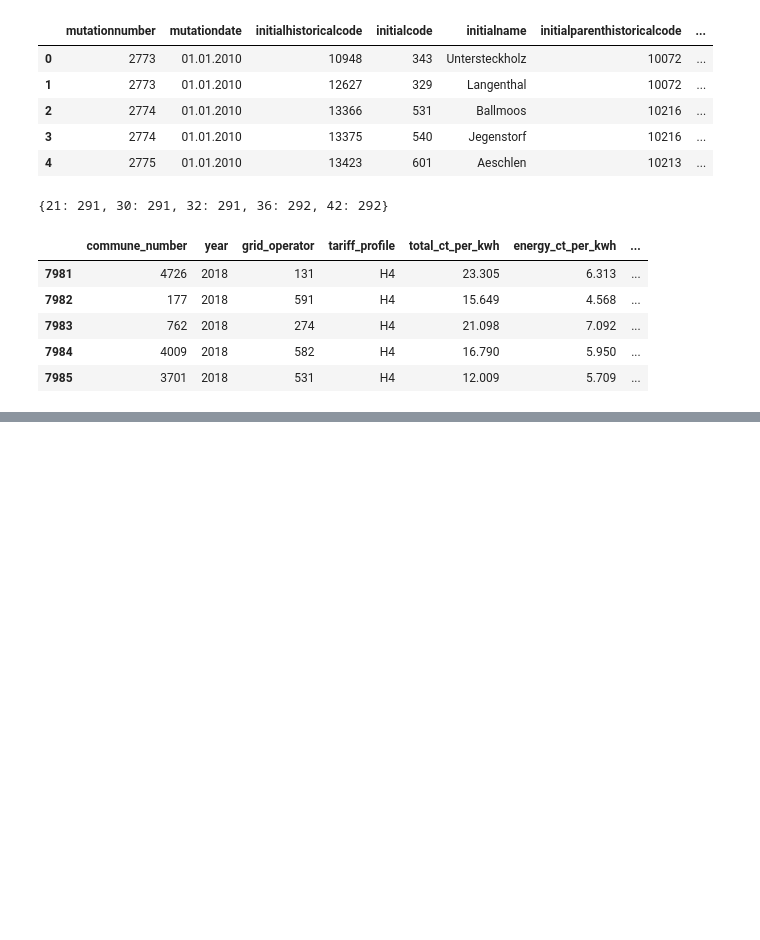
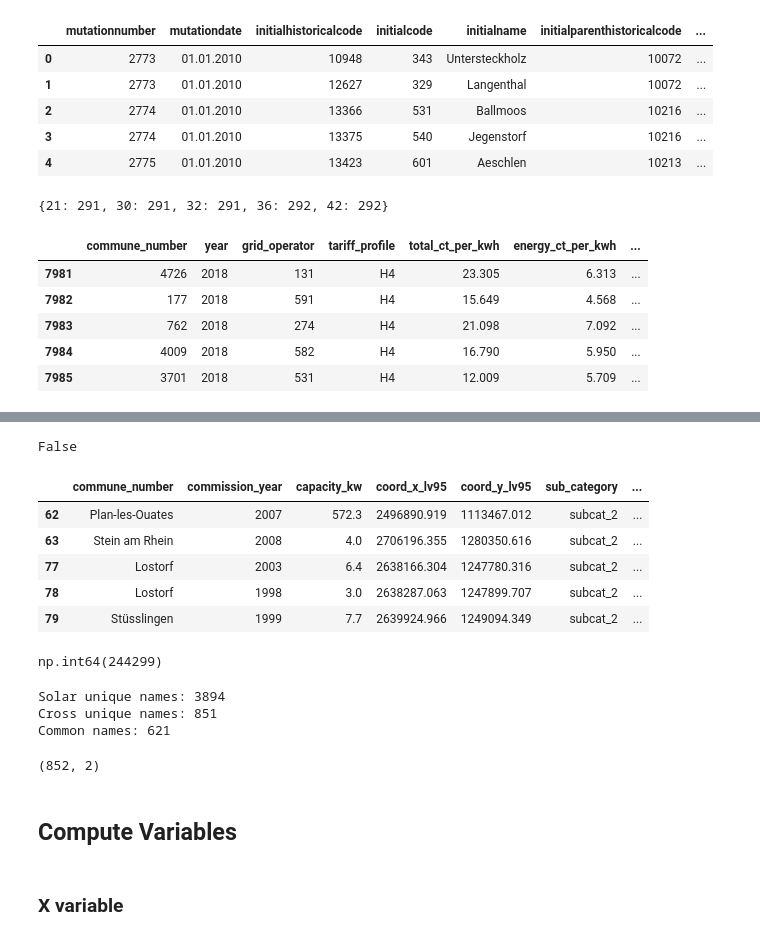
Before and after one commit to marierobillon/DS_causal_inf_for_sustainability_teamwork, a Jupyter notebook: main.ipynb, the cells around one changed output, grey strips where cells are left out. Cells and saved outputs as stored; diff of their text form; code cells hidden in the pictures; blank space fills up the shorter version.

```diff
--- a/main.ipynb
+++ b/main.ipynb
@@ -353,3 +361,62 @@ for df in [elcom, solar, dwell]:
+# %%
+dwell_agg["commune_number"].equals(dwell_agg["commune_no_new"])
+# %% [output]
+False
+# %%
+# Taking care of the Y variables which has communes names instead of number for the commune_number column
+# -------------------------------------------------------------------------------------------------------
+
+name_map = {}
+
+# historical names
+name_map.update(
+    cross[["initialname", "terminalcode"]]
+    .drop_duplicates()
+    .set_index("initialname")["terminalcode"]
+    .to_dict()
+)
+
+# current names
+name_map.update(
+    cross[["terminalname", "terminalcode"]]
+    .drop_duplicates()
+    .set_index("terminalname")["terminalcode"]
+    .to_dict()
+)
+
+solar["commune_no_new"] = solar["commune_number"].map(name_map)
+
+solar.head()
+# %% [output]
+|  | commune_number | commission_year | capacity_kw | coord_x_lv95 | coord_y_lv95 | sub_category | ... |
+| 62 | Plan-les-Ouates | 2007 | 572.3 | 2496890.919 | 1113467.012 | subcat_2 | ... |
+| 63 | Stein am Rhein | 2008 | 4.0 | 2706196.355 | 1280350.616 | subcat_2 | ... |
+| 77 | Lostorf | 2003 | 6.4 | 2638166.304 | 1247780.316 | subcat_2 | ... |
+| 78 | Lostorf | 1998 | 3.0 | 2638287.063 | 1247899.707 | subcat_2 | ... |
+| 79 | Stüsslingen | 1999 | 7.7 | 2639924.966 | 1249094.349 | subcat_2 | ... |
+# %%
+solar["commune_no_new"].isna().sum()
+# %% [output]
+np.int64(244299)
+# %%
+solar_names = set(solar["commune_number"].dropna().str.strip())
+cross_names = set(cross["terminalname"].dropna().str.strip())
+
+print("Solar unique names:", len(solar_names))
+print("Cross unique names:", len(cross_names))
+print("Common names:", len(solar_names & cross_names))
+# %% [output]
+Solar unique names: 3894
+Cross unique names: 851
+Common names: 621
+# %%
+cross[["terminalcode", "terminalname"]].drop_duplicates().shape
+# %% [output]
+(852, 2)
+# %% [markdown]
+## Compute Variables
+# %% [markdown]
+### X variable
 # %%
 # Compute **X** – Change in H4 total tariff (2023 – 2022)
 # -------------------------------------------------
```
Also changed, not shown: parts of 10 cells of this notebook.
